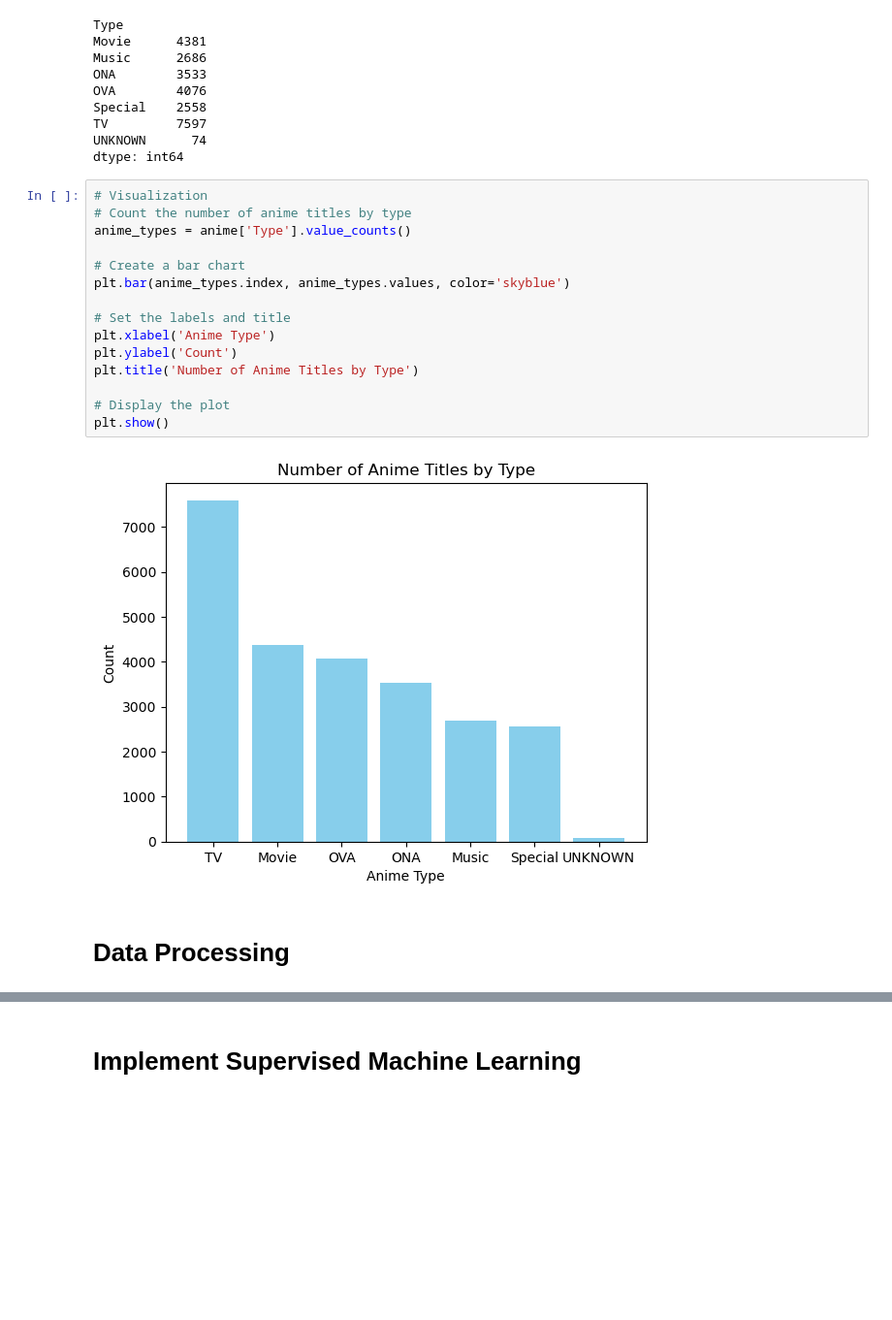
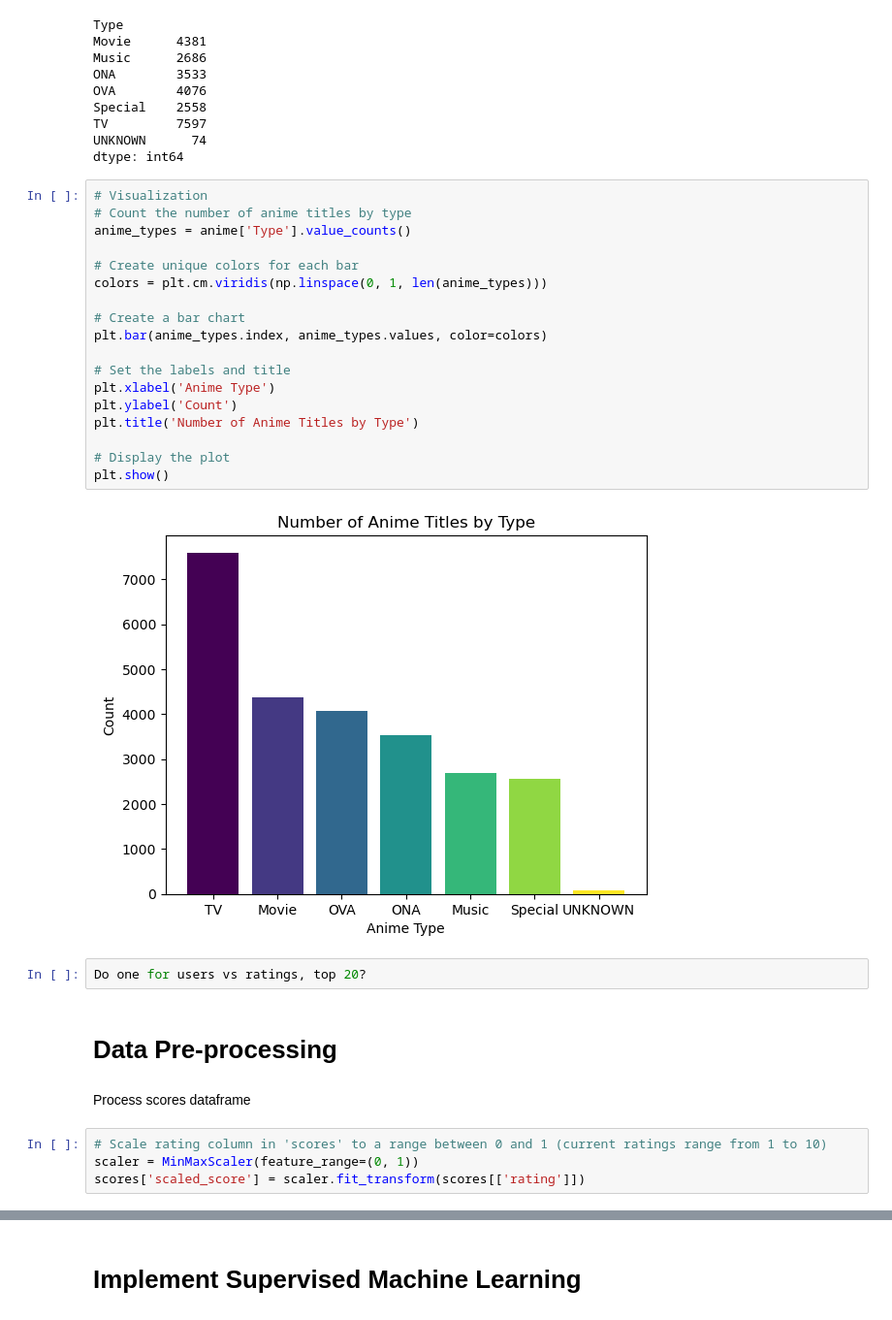
Before and after one commit to JoshRDFI/capstone, a Jupyter notebook: AnimeRecommender.ipynb, the cells around one changed output, grey strips where cells are left out. Shown: that part at 97% size. Saved outputs shown, nothing was run; the diff lists cells and outputs as text; blank space fills up the shorter version.

```diff
--- a/AnimeRecommender.ipynb
+++ b/AnimeRecommender.ipynb
@@ -341,19 +418,30 @@ dtype: int64
 # %%
 # Visualization
 # Count the number of anime titles by type
 anime_types = anime['Type'].value_counts()
 
+# Create unique colors for each bar
+colors = plt.cm.viridis(np.linspace(0, 1, len(anime_types)))
+
 # Create a bar chart
-plt.bar(anime_types.index, anime_types.values, color='skyblue')
+plt.bar(anime_types.index, anime_types.values, color=colors)
 
 # Set the labels and title
 plt.xlabel('Anime Type')
 plt.ylabel('Count')
 plt.title('Number of Anime Titles by Type')
 
 # Display the plot
 plt.show()
 # %% [output]
-[figure, old version]
+[figure, new version]
+# %%
+Do one for users vs ratings, top 20?
 # %% [markdown]
-# Data Processing
+# Data Pre-processing
+# %% [markdown]
+Process scores dataframe
+# %%
+# Scale rating column in 'scores' to a range between 0 and 1 (current ratings range from 1 to 10)
+scaler = MinMaxScaler(feature_range=(0, 1))
+scores['scaled_score'] = scaler.fit_transform(scores[['rating']])
```
Also changed, not shown: parts of 12 cells of this notebook.
